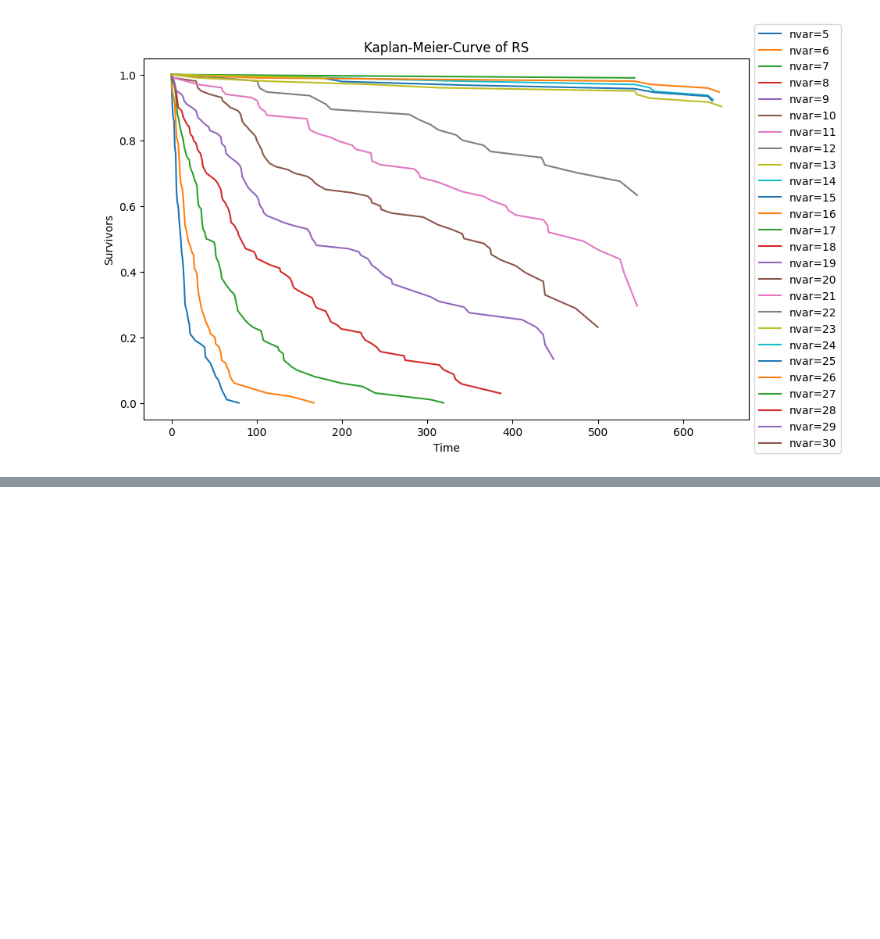
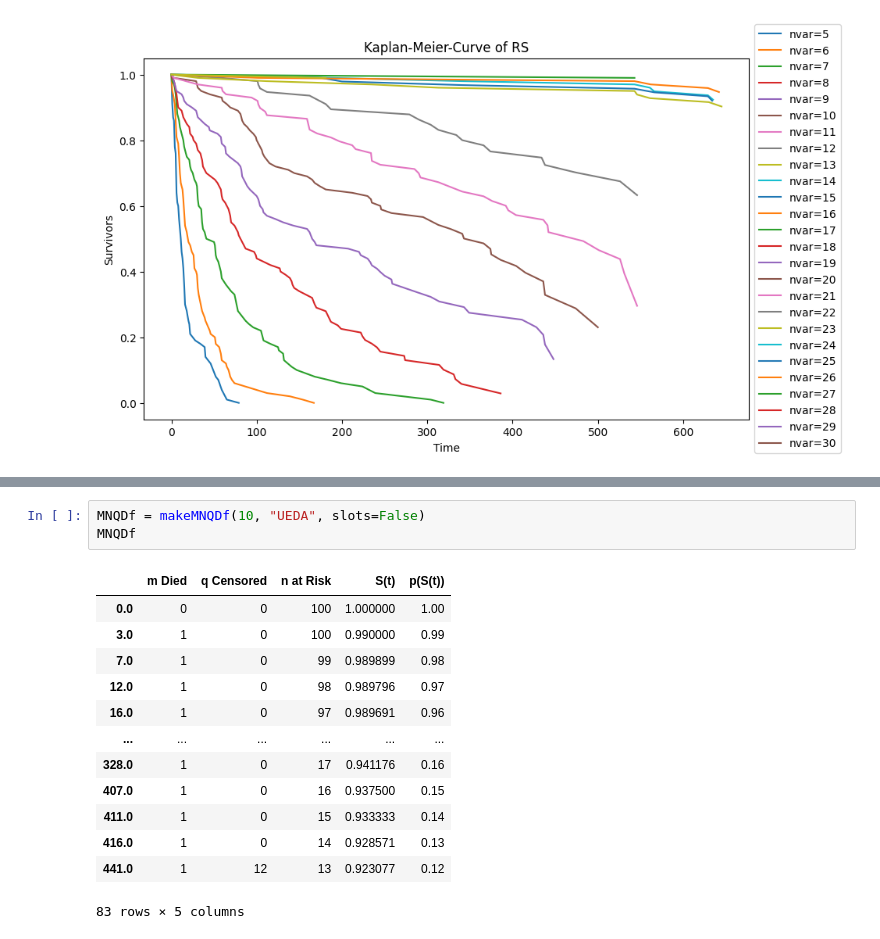
Before and after one commit to denizterzioglu/sabbo, a Jupyter notebook: ANotebook.ipynb, the cells around one changed output, grey strips where cells are left out. Cells and saved outputs as stored; diff of their text form; blank space fills up the shorter version.

```diff
--- a/ANotebook.ipynb
+++ b/ANotebook.ipynb
@@ -201,0 +225,17 @@ UEDADf = pd.DataFrame()
+# %%
+MNQDf = makeMNQDf(10, "UEDA", slots=False)
+MNQDf
+# %% [output]
+|  | m Died | q Censored | n at Risk | S(t) | p(S(t)) |
+| 0.0 | 0 | 0 | 100 | 1.000000 | 1.00 |
+| 3.0 | 1 | 0 | 100 | 0.990000 | 0.99 |
+| 7.0 | 1 | 0 | 99 | 0.989899 | 0.98 |
+| 12.0 | 1 | 0 | 98 | 0.989796 | 0.97 |
+| 16.0 | 1 | 0 | 97 | 0.989691 | 0.96 |
+| ... | ... | ... | ... | ... | ... |
+| 328.0 | 1 | 0 | 17 | 0.941176 | 0.16 |
+| 407.0 | 1 | 0 | 16 | 0.937500 | 0.15 |
+| 411.0 | 1 | 0 | 15 | 0.933333 | 0.14 |
+| 416.0 | 1 | 0 | 14 | 0.928571 | 0.13 |
+| 441.0 | 1 | 12 | 13 | 0.923077 | 0.12 |
+83 rows × 5 columns
```
Also changed, not shown: parts of 19 cells of this notebook.
